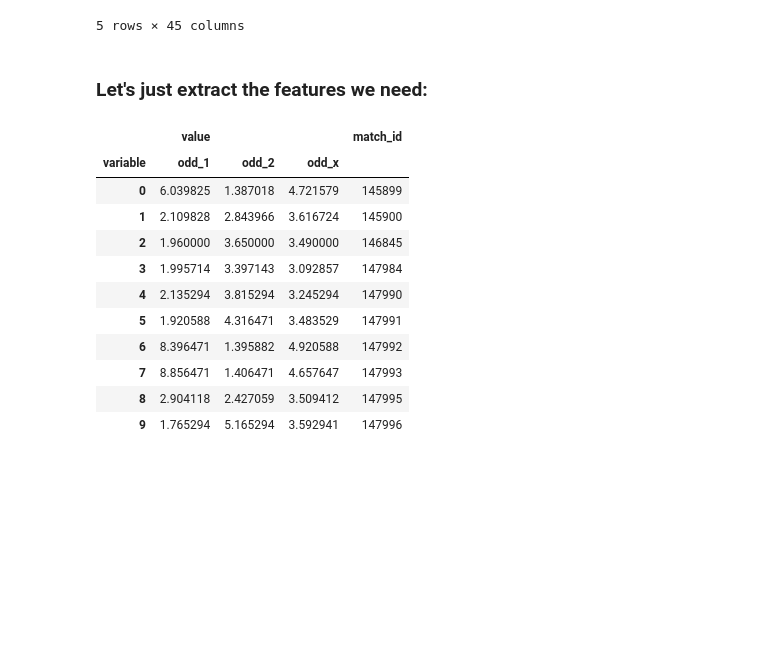
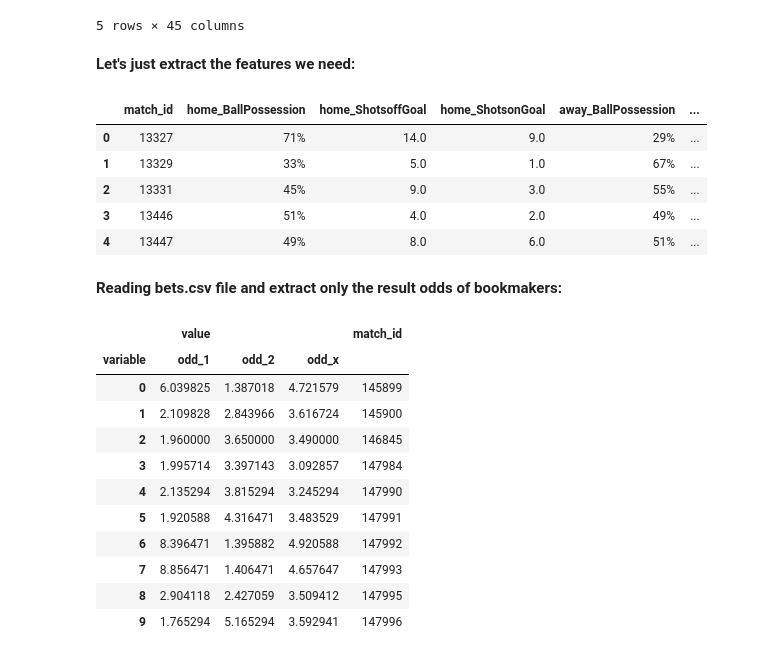
Before and after one commit to BU-IE-582/fall19-GnyEser, a Jupyter notebook: Project.ipynb, the cells around one changed output. Saved outputs shown, nothing was run; the diff lists cells and outputs as text; code cells hidden in the pictures; blank space fills up the shorter version.

```diff
--- a/Project.ipynb
+++ b/Project.ipynb
@@ -195,9 +188,20 @@ stats.head()
 | 4 | 13447 | 49% | 3.0 | 18.0 | 20.0 | 1.0 | ... |
 5 rows × 45 columns
 # %% [markdown]
-### Let's just extract the features we need:
+**Let's just extract the features we need:**
 # %%
 stats = stats.iloc[:,[0, 1,7,8,10,16,17,28,30]].copy()
+# %%
+stats.head()
+# %% [output]
+|  | match_id | home_BallPossession | home_ShotsoffGoal | home_ShotsonGoal | away_BallPossession | ... |
+| 0 | 13327 | 71% | 14.0 | 9.0 | 29% | ... |
+| 1 | 13329 | 33% | 5.0 | 1.0 | 67% | ... |
+| 2 | 13331 | 45% | 9.0 | 3.0 | 55% | ... |
+| 3 | 13446 | 51% | 4.0 | 2.0 | 49% | ... |
+| 4 | 13447 | 49% | 8.0 | 6.0 | 51% | ... |
+# %% [markdown]
+**Reading bets.csv file and extract only the result odds of bookmakers:**
 # %%
 bets = pd.read_csv('bets.csv')
 bets = bets[(bets.variable == 'odd_1') | (bets.variable == 'odd_2') | (bets.variable == 'odd_x')]
```
Also changed, not shown: parts of 72 cells of this notebook, 1 other file.
